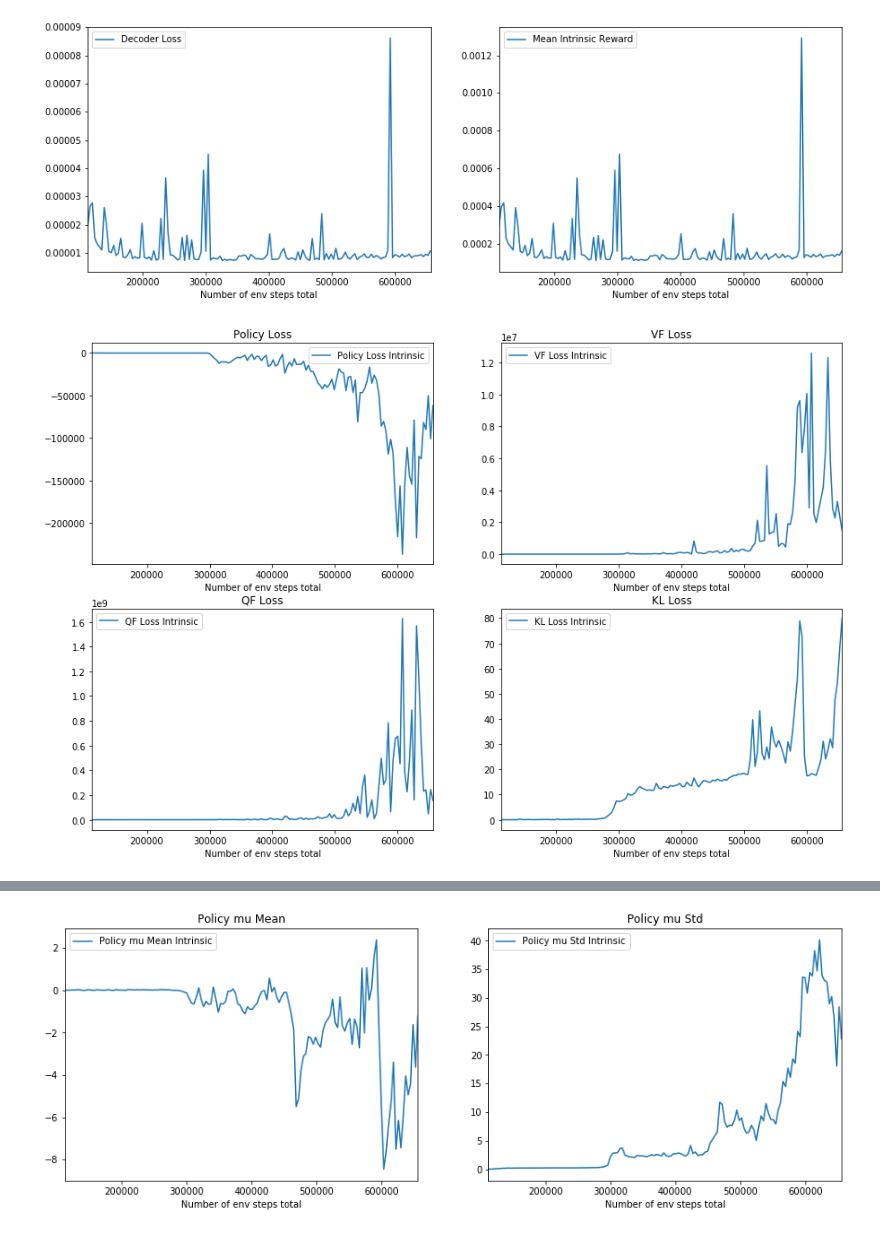
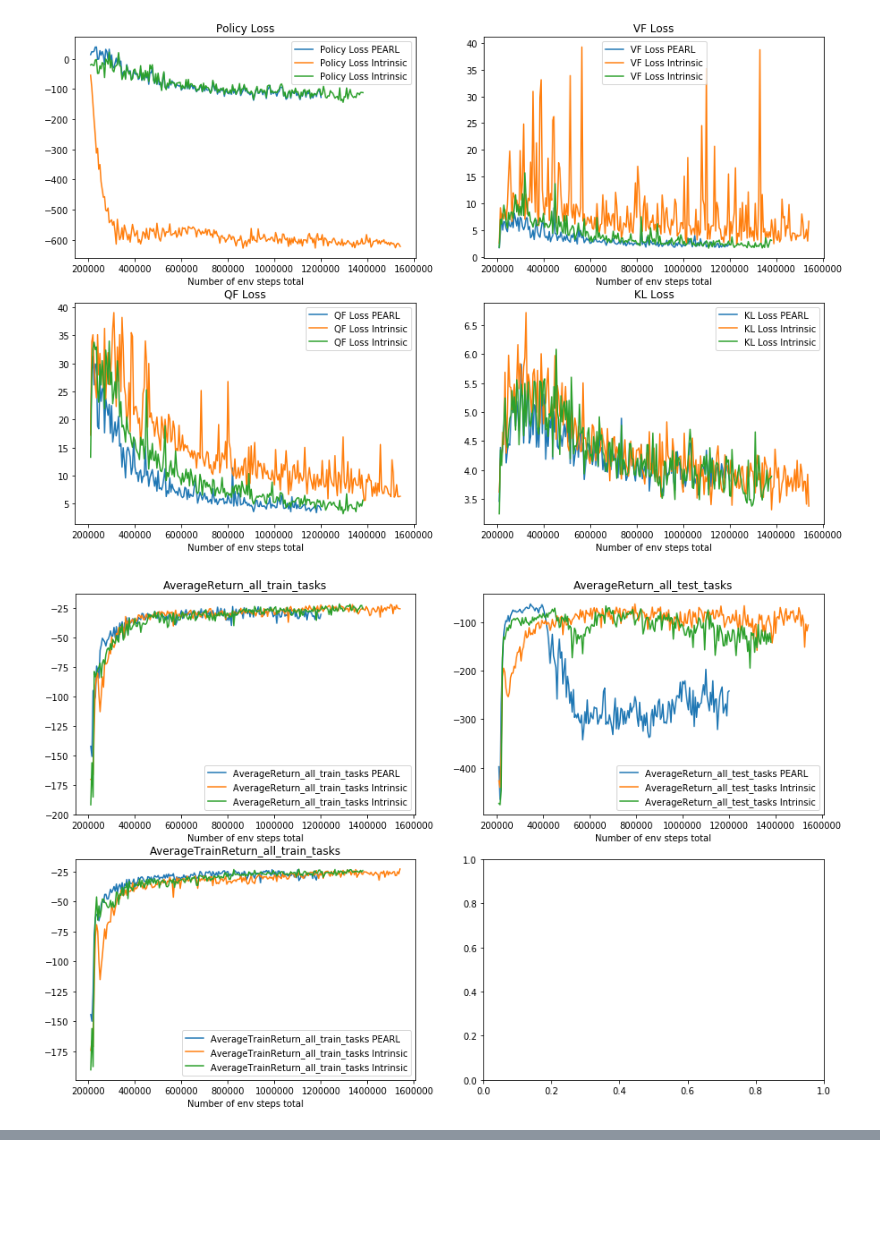
Before and after one commit to bryanlincoln/oyster, a Jupyter notebook: visualize.ipynb, the cells around one changed output, grey strips where cells are left out. Cells and saved outputs as stored; diff of their text form; code cells hidden in the pictures; blank space fills up the shorter version.

```diff
--- a/visualize.ipynb
+++ b/visualize.ipynb
@@ -58,13 +57,0 @@ for dirname, _, filenames in os.walk('output'):
-# %%
-labels = ['PEARL', 'PEARL']
-results1 = pd.read_csv(progresses[1], skiprows=[1])
-results2 = None # pd.read_csv(progresses[3], skiprows=[1])
-
-if 'Mean Intrinsic Reward' in results1.columns:
-    labels[0] = 'Intrinsic'
-
-print('Results 1 steps (', labels[0],'):', results1['Number of env steps total'].iloc[-1])
-if results2 is not None:
-    if 'Mean Intrinsic Reward' in results2.columns:
-        labels[1] = 'Intrinsic'
-    print('Results 2 steps (', labels[1],'):', results2['Number of env steps total'].iloc[-1])
@@ -97,0 +58,14 @@ Train time 41650.30185441605
+# %%
+results = [
+    ('PEARL', pd.read_csv(progresses[0], skiprows=[1])),
+    ('Intrinsic 1', pd.read_csv(progresses[1], skiprows=[1])),
+    ('Intrinsic 2', pd.read_csv(progresses[2], skiprows=[1]))
+]
+
+for i, (label, df) in enumerate(results):
+    if 'Mean Intrinsic Reward' in df.columns:
+        label = 'Intrinsic'
+        results[i] = (label, df)
+
+    hours = '%.2f' % float(df['Total Train Time (s)'].iloc[-1] / 60 / 60)
+    print('Results ' + str(i) + ' (' + label + '): ', df['Number of env steps total'].iloc[-1], ' steps in ', hours, 'hours')
@@ -98,19 +94,23 @@ Train time 41650.30185441605
 # %%
+"""
 if ('Decoder Loss' in results1.columns and 'Mean Intrinsic Reward' in results1.columns) or \
     (results2 is not None and 'Decoder Loss' in results2.columns and 'Mean Intrinsic Reward' in results2.columns):
     fig, axs = plt.subplots(1, 2)
 if 'Decoder Loss' in results1.columns and 'Mean Intrinsic Reward' in results1.columns:
     results1.plot.line(x='Number of env steps total', y='Decoder Loss', ax=axs[0], figsize=(15, 5))
     results1.plot.line(x='Number of env steps total', y='Mean Intrinsic Reward', ax=axs[1])
 if results2 is not None and 'Decoder Loss' in results2.columns and 'Mean Intrinsic Reward' in results2.columns:
     results2.plot.line(x='Number of env steps total', y='Decoder Loss', ax=axs[0], figsize=(15, 5))
     results2.plot.line(x='Number of env steps total', y='Mean Intrinsic Reward', ax=axs[1])
+"""
 
-plott([results1, results2], ['Policy Loss', 'VF Loss', 'QF Loss', 'KL Loss'], labels)
-plott([results1, results2], ['AverageReturn_all_train_tasks', 'AverageReturn_all_test_tasks', 'AverageTrainReturn_all_train_tasks'], labels)
-plott([results1, results2], ['Z mean eval', 'Z variance eval', 'Z mean train', 'Z variance train'], labels)
-plott([results1, results2], ['KL Divergence', 'Log Pis Mean', 'Log Pis Std', 'Log Pis Max'], labels)
-plott([results1, results2], ['Policy mu Mean', 'Policy mu Std'], labels)
+dfs = [df for _, df in results]
+labels = [label for label, _ in results]
+plott(dfs, ['Policy Loss', 'VF Loss', 'QF Loss', 'KL Loss'], labels)
+plott(dfs, ['AverageReturn_all_train_tasks', 'AverageReturn_all_test_tasks', 'AverageTrainReturn_all_train_tasks'], labels)
+plott(dfs, ['Z mean eval', 'Z variance eval', 'Z mean train', 'Z variance train'], labels)
+plott(dfs, ['KL Divergence', 'Log Pis Mean', 'Log Pis Max', 'Log Pis Std'], labels) # 'Latent Entropy'
+plott(dfs, ['Policy mu Mean', 'Policy mu Std'], labels)
 # %% [output]
-[figure, old version]
+[figure, new version]
-[figure, old version]
+[figure, new version]
@@ -120 +119,0 @@ plott([results1, results2], ['Policy mu Mean', 'Policy mu Std'], labels)
-[figure, removed]
```
Also changed, not shown: parts of 7 cells of this notebook, 3 other files.
